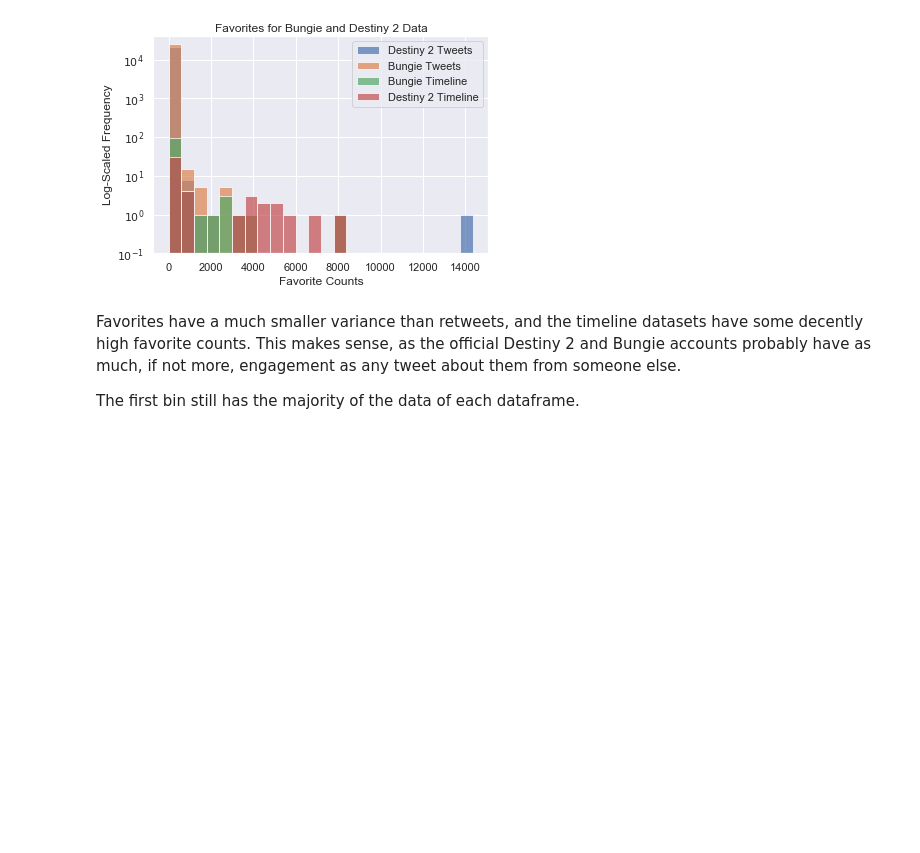
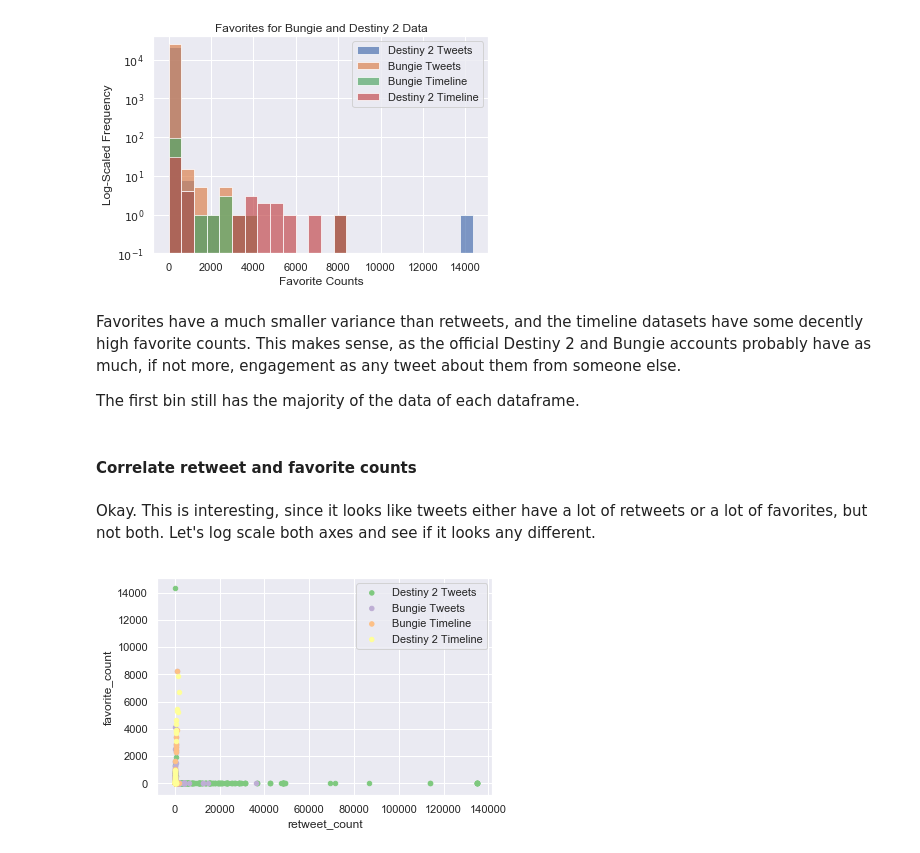
Before and after one commit to salvis2/SpringboardAlvis, a Jupyter notebook: capstone_project_2/notebooks/twitter_project_data_storytelling.ipynb, the cells around one changed output. Drawn from its saved outputs; the diff is of its cells as text; code cells hidden in the pictures; blank space fills up the shorter version.

Commit message:
Added figures. Correlations between retweet and favorite counts.

```diff
--- a/capstone_project_2/notebooks/twitter_project_data_storytelling.ipynb
+++ b/capstone_project_2/notebooks/twitter_project_data_storytelling.ipynb
@@ -143,3 +146,35 @@ _ = plt.title('Favorites for Bungie and Destiny 2 Data')
 Favorites have a much smaller variance than retweets, and the timeline datasets have some decently high favorite counts. This makes sense, as the official Destiny 2 and Bungie accounts probably have as much, if not more, engagement as any tweet about them from someone else.
 
 The first bin still has the majority of the data of each dataframe.
+# %% [markdown]
+#### Correlate retweet and favorite counts
+# %%
+def plot_all_df_scatter(df_list, xcol, ycol):
+    """For each dataframe in the list
+    Plot (xcol, ycol) as a scatter plot
+    Overlaid together
+    """
+
+    # Colormap
+    colors = cm.get_cmap('Accent')
+
+    # Set up figure
+    fig, ax = plt.subplots()
+    #bins = np.linspace(0, max_bin, num=bins)
+
+    # Loop over dataframe list
+    for idx, df in enumerate(df_list):
+        # Make a histogram for the column on the same plot
+        df.plot.scatter(x=xcol, y=ycol, label=df.name, ax=ax, c=colors(idx))
+
+    # Set lower y-limit to visualize single counts
+    #ax = plt.ylim(ymin=0.1)
+    #ax = plt.ylabel('Log-Scaled Frequency')
+    ax = plt.legend()
+    return ax
+# %% [markdown]
+Okay. This is interesting, since it looks like tweets either have a lot of retweets or a lot of favorites, but not both. Let's log scale both axes and see if it looks any different.
+# %%
+_ = plot_all_df_scatter(df_list, 'retweet_count', 'favorite_count')
+# %% [output]
+[figure, added]
```
Also changed, not shown: parts of 3 cells of this notebook.
